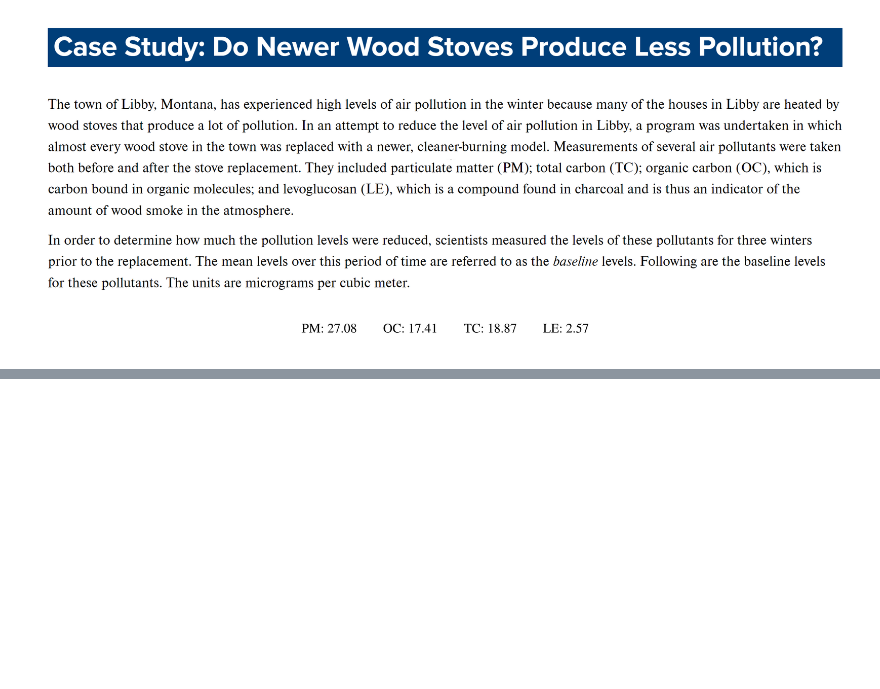
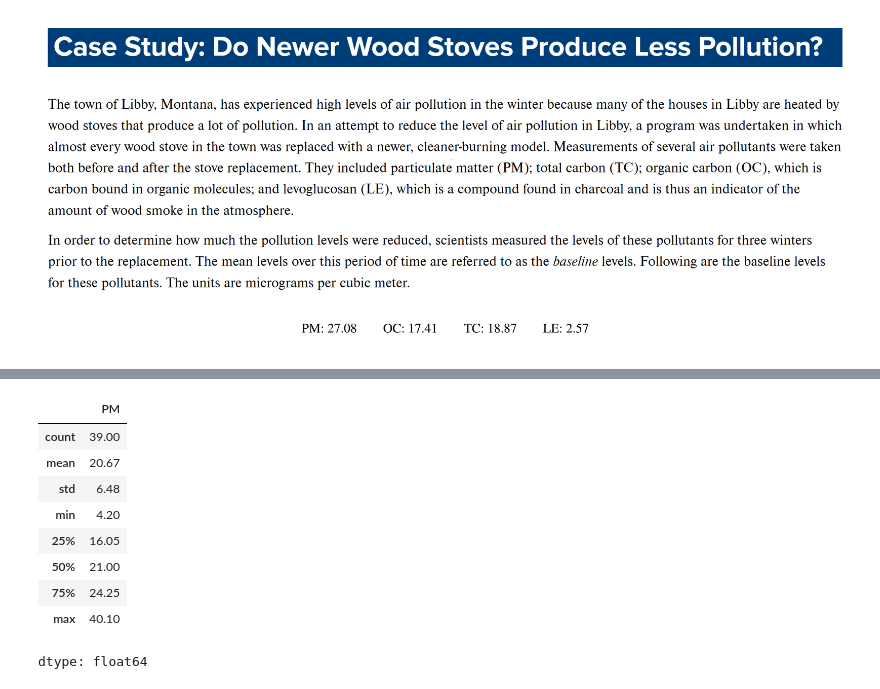
Before and after one commit to SageCas/Money-Expense-Report, a Jupyter notebook: Pollution_Case_Study.ipynb, the cells around one changed output, grey strips where cells are left out. Drawn from its saved outputs; the diff is of its cells as text; code cells hidden in the pictures; blank space fills up the shorter version.

```diff
--- a/Pollution_Case_Study.ipynb
+++ b/Pollution_Case_Study.ipynb
@@ -13,0 +53,13 @@ case_df
+# %%
+case_df['PM'].describe().round(2)
+# %% [output]
+|  | PM |
+| count | 39.00 |
+| mean | 20.67 |
+| std | 6.48 |
+| min | 4.20 |
+| 25% | 16.05 |
+| 50% | 21.00 |
+| 75% | 24.25 |
+| max | 40.10 |
+dtype: float64
```
Also changed, not shown: parts of 3 cells of this notebook.
